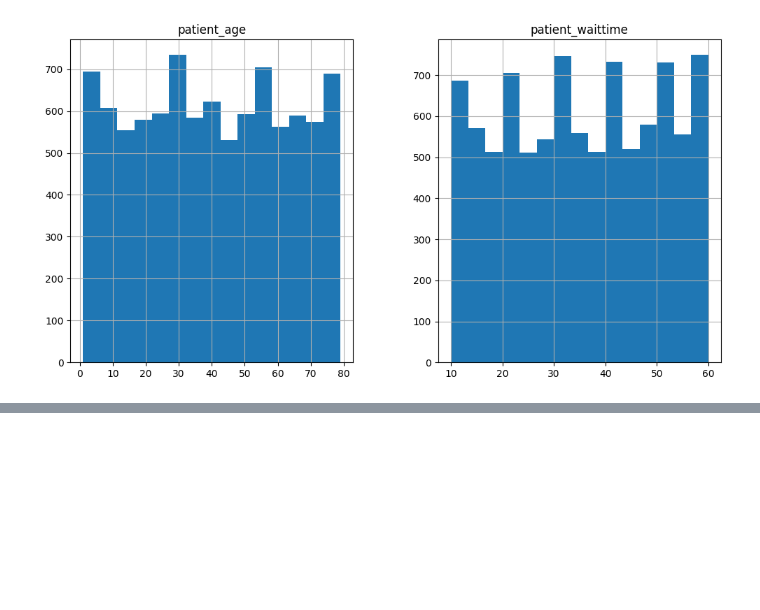
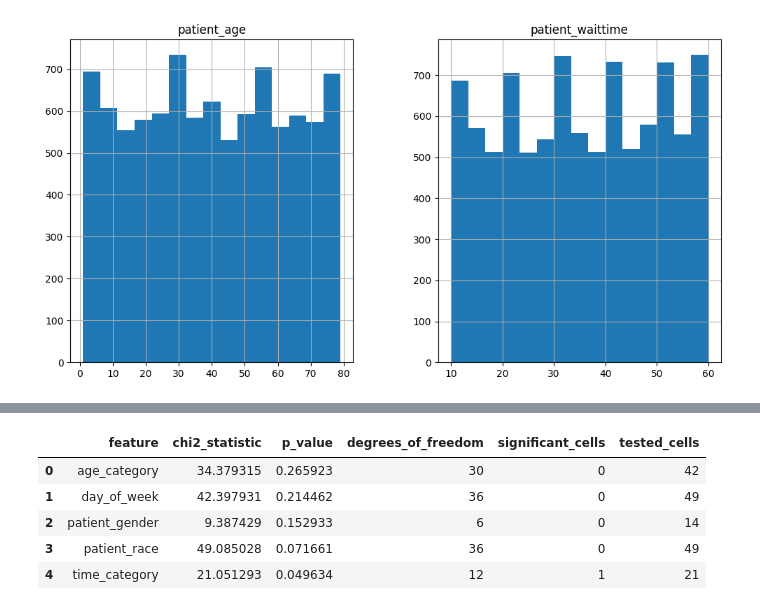
Before and after one commit to Mikayla-ds2/surge-sense, a Jupyter notebook: eda+viz.ipynb, the cells around one changed output, grey strips where cells are left out. Cells and saved outputs as stored; diff of their text form; code cells hidden in the pictures; blank space fills up the shorter version.

```diff
--- a/eda+viz.ipynb
+++ b/eda+viz.ipynb
@@ -322,0 +194,73 @@ referrals_waittime = data.loc[
+# %%
+from pathlib import Path
+features = [
+    'patient_race',
+    'patient_gender',
+    'age_category',
+    'time_category',
+    'day_of_week'
+]
+
+outcome = 'department_referral'
+plot_dir = Path('rate_deviation_plots')
+plot_dir.mkdir(exist_ok=True)
+
+results = {}
+ranking_rows = []
+
+
+for feature in features:
+    result = rate_deviation(
+        data=data,
+        feature=feature,
+        outcome=outcome,
+        exclude_value='No referral.',
+    )
+    results[feature] = result
+
+    fig = plot_diverging_plot(
+        result=result,
+        feature=feature,
+        outcome=outcome,
+    )
+    fig.savefig(
+        plot_dir / f'{feature}_diverging.png',
+        dpi=200,
+        bbox_inches='tight',
+    )
+    plt.close(fig)
+
+    fig = plot_confidence_heatmap(
+        result=result,
+        feature=feature,
+        outcome=outcome,
+    )
+    fig.savefig(
+        plot_dir / f'{feature}_confidence_heatmap.png',
+        dpi=200,
+        bbox_inches='tight',
+    )
+    plt.close(fig)
+
+    ranking_rows.append({
+        'feature': feature,
+        'chi2_statistic': result.chi2_statistic,
+        'p_value': result.chi2_pvalue,
+        'degrees_of_freedom': result.dof,
+        'significant_cells':
+            result.tidy['significant'].sum(),
+        'tested_cells': result.n_cells,
+    })
+p_value_ranking = (
+    pd.DataFrame(ranking_rows)
+    .sort_values('p_value', ascending=False)
+    .reset_index(drop=True)
+)
+p_value_ranking
+# %% [output]
+|  | feature | chi2_statistic | p_value | degrees_of_freedom | significant_cells | tested_cells |
+| 0 | age_category | 34.379315 | 0.265923 | 30 | 0 | 42 |
+| 1 | day_of_week | 42.397931 | 0.214462 | 36 | 0 | 49 |
+| 2 | patient_gender | 9.387429 | 0.152933 | 6 | 0 | 14 |
+| 3 | patient_race | 49.085028 | 0.071661 | 36 | 0 | 49 |
+| 4 | time_category | 21.051293 | 0.049634 | 12 | 1 | 21 |
```
Also changed, not shown: parts of 38 cells of this notebook, 2 other files.
